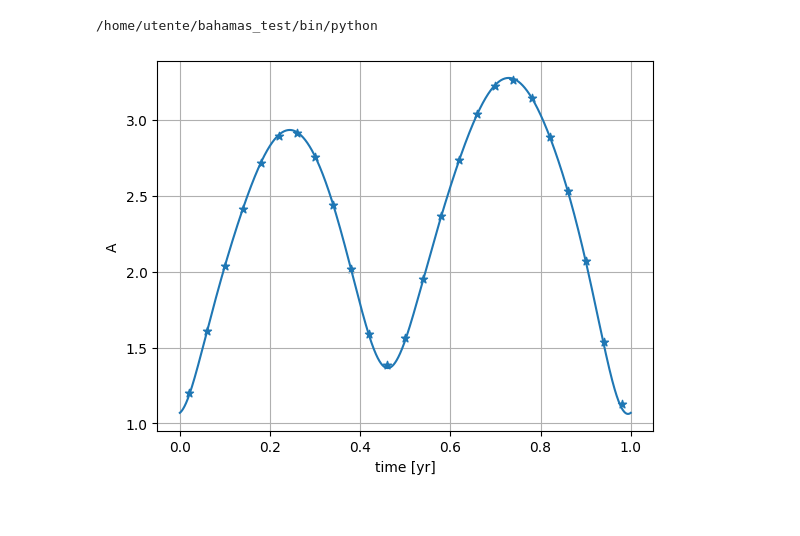
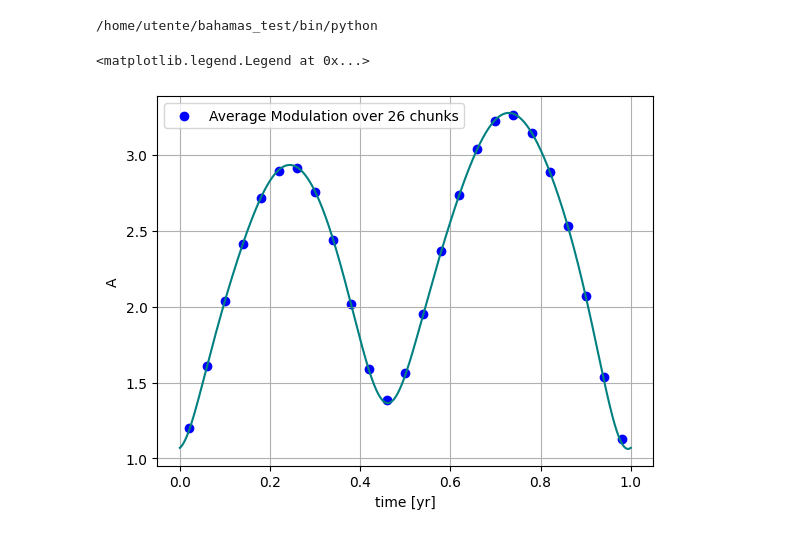
Before and after one commit to FedericoPozzoli/bahamas, a Jupyter notebook: data/example_modulation.ipynb, the cells around one changed output. Cells and saved outputs as stored; diff of their text form; code cells hidden in the pictures.

```diff
--- a/data/example_modulation.ipynb
+++ b/data/example_modulation.ipynb
@@ -55,10 +55,12 @@ A_av = mod_av.average_envelopes_gaussian(SinEclipticLatitude=sinLat, EclipticLon
 #here we take instead the amplitude
 A_av = A_av ** 0.5
 # %%
-plt.plot(t / year, A)
-plt.scatter(0.5 * (t1 + t2) / year, A_av, marker = '*')
+plt.plot(t[::100] / year, A[::100], color = 'teal')
+plt.scatter(0.5 * (t1 + t2) / year, A_av, marker = 'o', label = 'Average Modulation over %i chunks'%nchunk, color = 'blue')
 plt.xlabel('time [yr]')
 plt.ylabel('A')
 plt.grid()
+plt.legend()
 # %% [output]
+<matplotlib.legend.Legend at 0x...>
-[figure, old version]
+[figure, new version]
```
Also changed, not shown: 4 other files.
